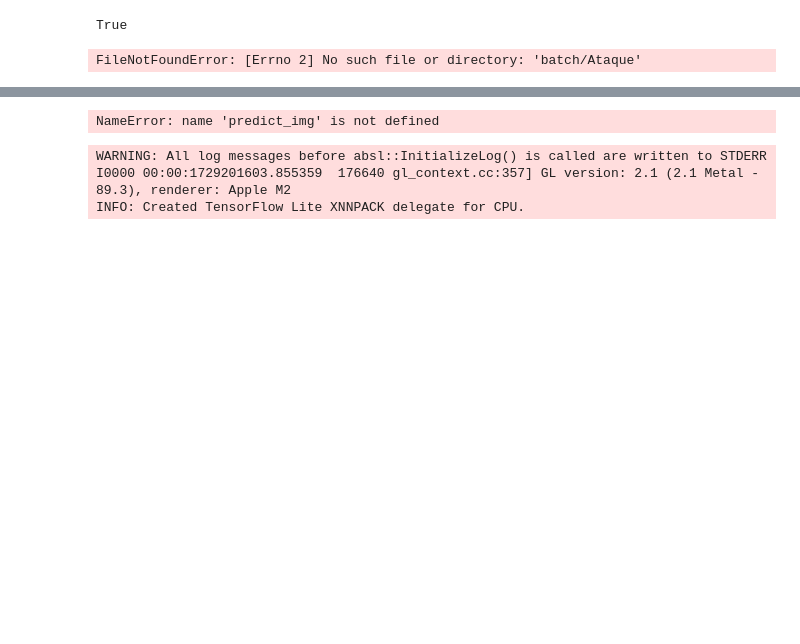
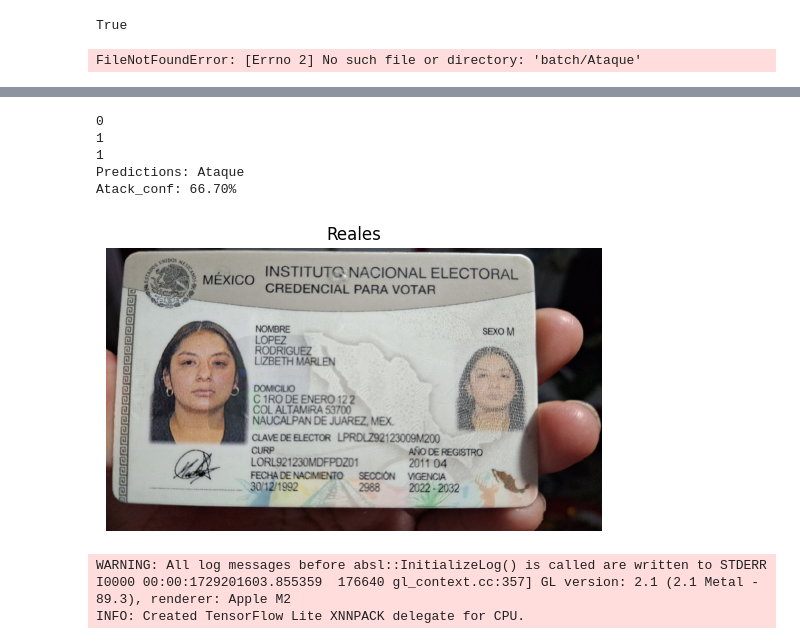
Before and after one commit to CameroJI/Moire-Fraud-Detection, a Jupyter notebook: playground.ipynb, the cells around one changed output, grey strips where cells are left out. Drawn from its saved outputs; the diff is of its cells as text; code cells hidden in the pictures; blank space fills up the shorter version.

```diff
--- a/playground.ipynb
+++ b/playground.ipynb
@@ -125,40 +129,48 @@ import matplotlib.pyplot as plt
 atack_cnt = 0
 
 path = '/Users/jorgecamero/MoireDataset/batch'
 folders = [os.path.join(path, folder) for folder in os.listdir(path) if os.path.isdir(os.path.join(path, folder))]
 random_folder = random.choice(folders)
 
 img_list = [os.path.join(random_folder, file) for file in os.listdir(random_folder) if file.lower().endswith(('.jpg', '.png', '.jpeg'))]
 random_img = random.choice(img_list)
 
 img = load_img(random_img, width=WIDTH, height=HEIGHT)
-img_elements = preprocess_img(img)
+img_elements = preprocess_img(img, height=HEIGHT, width=WIDTH)
 prediction_bin, prediction = predict_img(model, img_elements)
 atack_cnt = atack_cnt + 1 if prediction_bin == 1 else atack_cnt
+print(prediction_bin)
 
 # Procesar la imagen girada 180°
 img_rotated_180 = tf.image.rot90(img, k=2)
-img_rotated_180_elements = preprocess_img(img_rotated_180)
+img_rotated_180_elements = preprocess_img(img_rotated_180, height=HEIGHT, width=WIDTH)
 prediction_bin, prediction = predict_img(model, img_rotated_180_elements)
 atack_cnt = atack_cnt + 1 if prediction_bin == 1 else atack_cnt
+print(prediction_bin)
+
 
 # Procesar la imagen girada 180° con giro vertical
 img_rotated_180_flipped = tf.image.flip_up_down(img_rotated_180)
-img_rotated_180_flipped_elements = preprocess_img(img_rotated_180_flipped)
+img_rotated_180_flipped_elements = preprocess_img(img_rotated_180_flipped, height=HEIGHT, width=WIDTH)
 prediction_bin, prediction = predict_img(model, img_rotated_180_flipped_elements)
 atack_cnt = atack_cnt + 1 if prediction_bin == 1 else atack_cnt
-
+print(prediction_bin)
 
 prediction_label = 'Real' if atack_cnt < 2 else 'Ataque'
 print(f"Predictions: {prediction_label}")
-print(f"Atack_conf: {100*round(atack_cnt/3, 3):.3f}%")
+print(f"Atack_conf: {100*round(atack_cnt/3, 3):.2f}%")
 
-plt.imshow(img)
+plt.imshow(load_img(random_img, width=1400, height=800))
 plt.title(f'{os.path.basename(random_folder)}')
 plt.axis('off')
 plt.show()
 # %% [output]
-NameError: name 'predict_img' is not defined
+0
+1
+1
+Predictions: Ataque
+Atack_conf: 66.70%
+[figure, added]
 # %%
 import os
 import cv2
```
Also changed, not shown: parts of 7 cells of this notebook, 1 other file.
